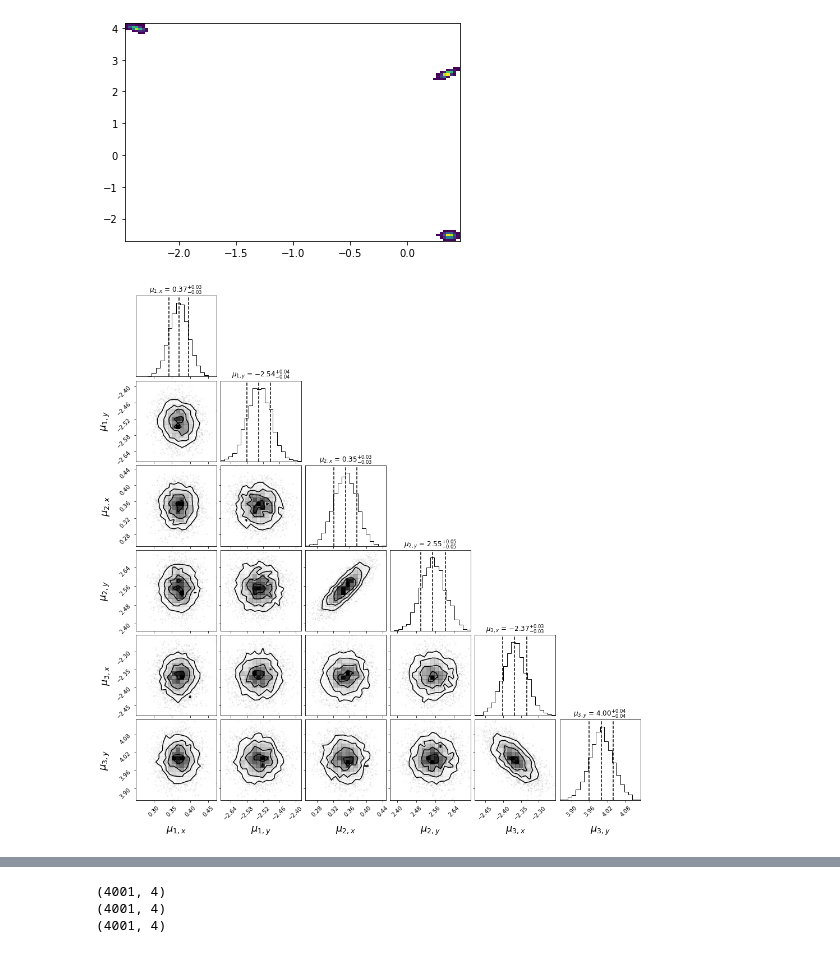
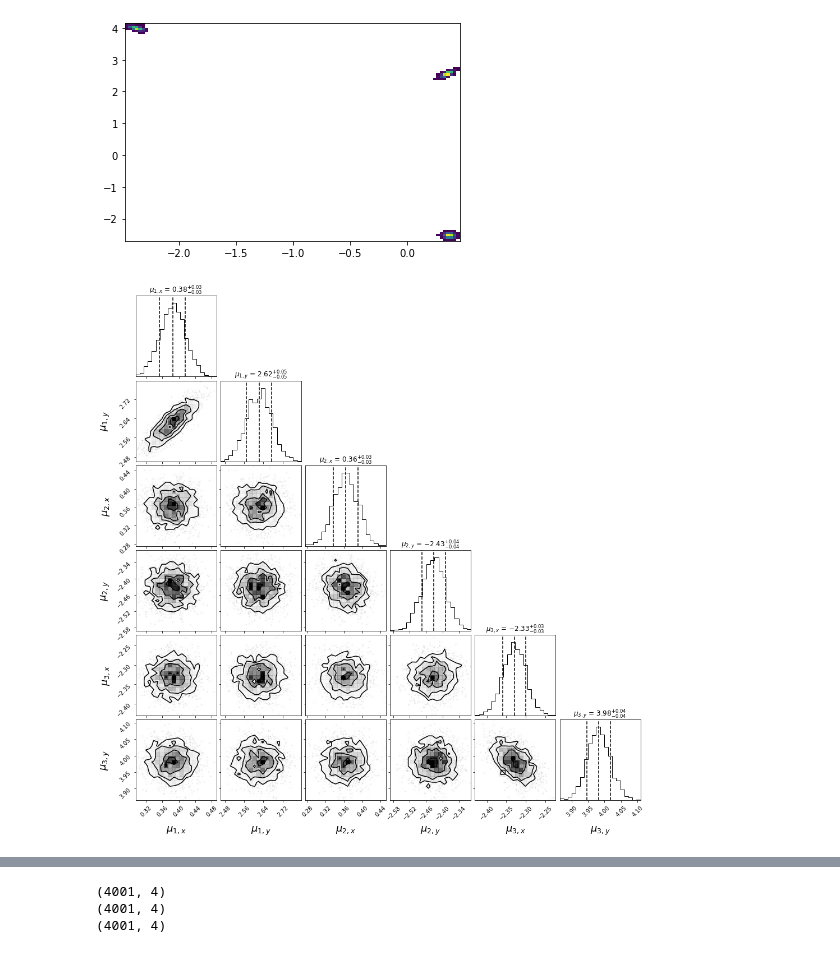
Before and after one commit to Wraithmat/Bayesian-Clustering, a Jupyter notebook: Visualizations/Visualization.ipynb, the cells around one changed output, grey strips where cells are left out. Drawn from its saved outputs; the diff is of its cells as text; code cells hidden in the pictures.

Commit message:
New visualizations

```diff
--- a/Visualizations/Visualization.ipynb
+++ b/Visualizations/Visualization.ipynb
@@ -44,17 +44,17 @@ plt.hist2d(np.hstack([mus[:,0,0], mus[:,1,0], mus[:,2,0]]),np.hstack([mus[:,0,1]
 [figure]
 # %%
 import corner
-gibbs = np.load('../data/gibbs_new_nothot.npy', allow_pickle=True).item()
+gibbs = np.load('../data/gibbs_new.npy', allow_pickle=True).item()
 
 figure = corner.corner(np.array(gibbs['mus']).reshape(-1, 6)[100:],
                        labels=["$\mu_{1,x}$", "$\mu_{1,y}$", "$\mu_{2,x}$", "$\mu_{2,y}$", "$\mu_{3,x}$", "$\mu_{3,y}$"],
                        show_titles=True,
                        title_fmt=".2f",
                        quantiles=[0.16, 0.5, 0.84],
                        title_kwargs={"fontsize": 12},
                        label_kwargs={"fontsize":18})
 # %% [output]
-[figure, old version]
+[figure, new version]
 # %%
 cluster1=np.hstack([np.array(gibbs['mus'])[:,0,:], np.array(gibbs['Sigmas'])[:,0,0,:].reshape(-1,2), np.array(gibbs['Sigmas'])[:,0,1,1].reshape(-1,1)])
 # %%
```
Also changed, not shown: parts of 5 cells of this notebook.
